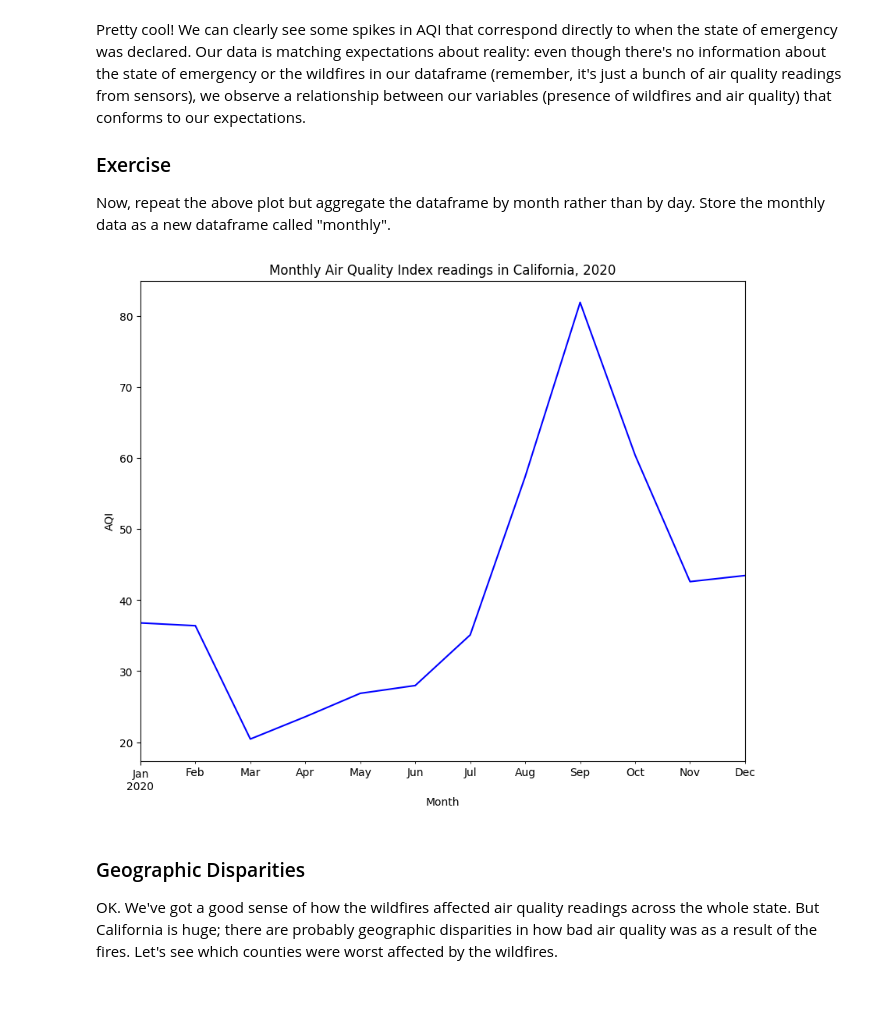
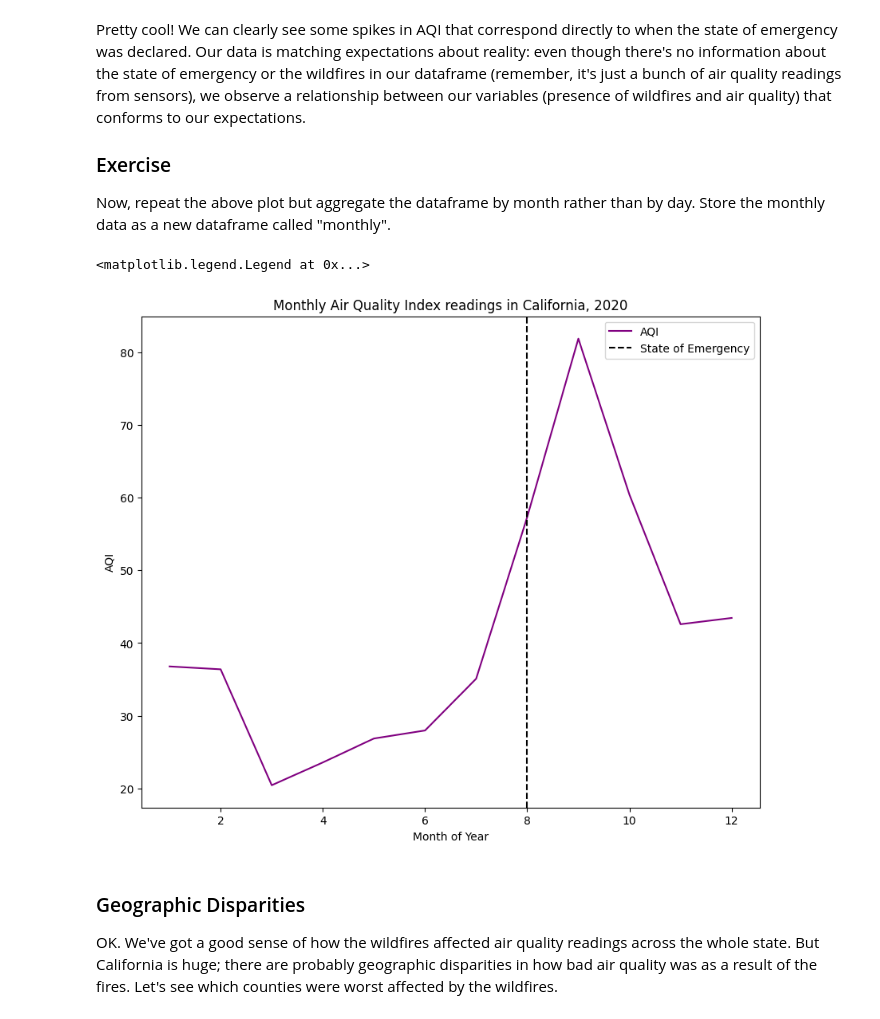
Before and after one commit to beatricesoresina/QM2, a Jupyter notebook: notebooks/W03. Spatial Data.ipynb, the cells around one changed output. Drawn from its saved outputs; the diff is of its cells as text; code cells hidden in the pictures.

```diff
--- a/notebooks/W03. Spatial Data.ipynb
+++ b/notebooks/W03. Spatial Data.ipynb
@@ -120,8 +119,6 @@ When I print the new columns we've made ("Month" and "Day") next to the original
 
 [Here's](https://pandas.pydata.org/docs/reference/api/pandas.Series.dt.dayofyear.html) the documentation for the pandas function that allowed us to extract the day of year from the datetime column. Using the documentation on this page, create a new column in the dataframe that contains the week of year.
 # %%
-df['WeekOfYear'] = df['Date'].dt.week
-
-# Print the DataFrame to see the new column
-print(df[['Date', 'Month', 'Day', 'WeekOfYear']])
+df['Week of Year']=df['Date'].dt.week
+print(df[['Date','Month','Week of Year','Day']])
 # %% [output]
@@ -196,24 +193,20 @@ Pretty cool! We can clearly see some spikes in AQI that correspond directly to w
 ### Exercise
 Now, repeat the above plot but aggregate the dataframe by month rather than by day. Store the monthly data as a new dataframe called "monthly".
 # %%
-df['Date'] = pd.to_datetime(df['Date'])
-df.set_index('Date', inplace=True)
-
-# Group the data monthly and calculate the mean
-monthly = df['AQI'].resample('M').mean()
-
-# Plot the monthly data
-monthly.plot(color='blue')
-
-# Add title and axis labels
+monthly=df.groupby('Month')['AQI'].mean()
+# plot the daily data
+monthly.plot(color='purple')
+#add title and axis labels
 plt.title('Monthly Air Quality Index readings in California, 2020')
 plt.ylabel('AQI')
-plt.xlabel('Month')
+plt.xlabel('Month of Year')
+# add a dashed black line on August 18th (the 231st day of the year)
 
-# Show the plot
-plt.show()
+plt.axvline(8, color='black', linestyle='--', label='State of Emergency')
+plt.legend()
 # %% [output]
+<matplotlib.legend.Legend at 0x...>
-[figure, old version]
+[figure, new version]
 # %% [markdown]
 ### Geographic Disparities
 
```
Also changed, not shown: parts of 9 cells of this notebook.
